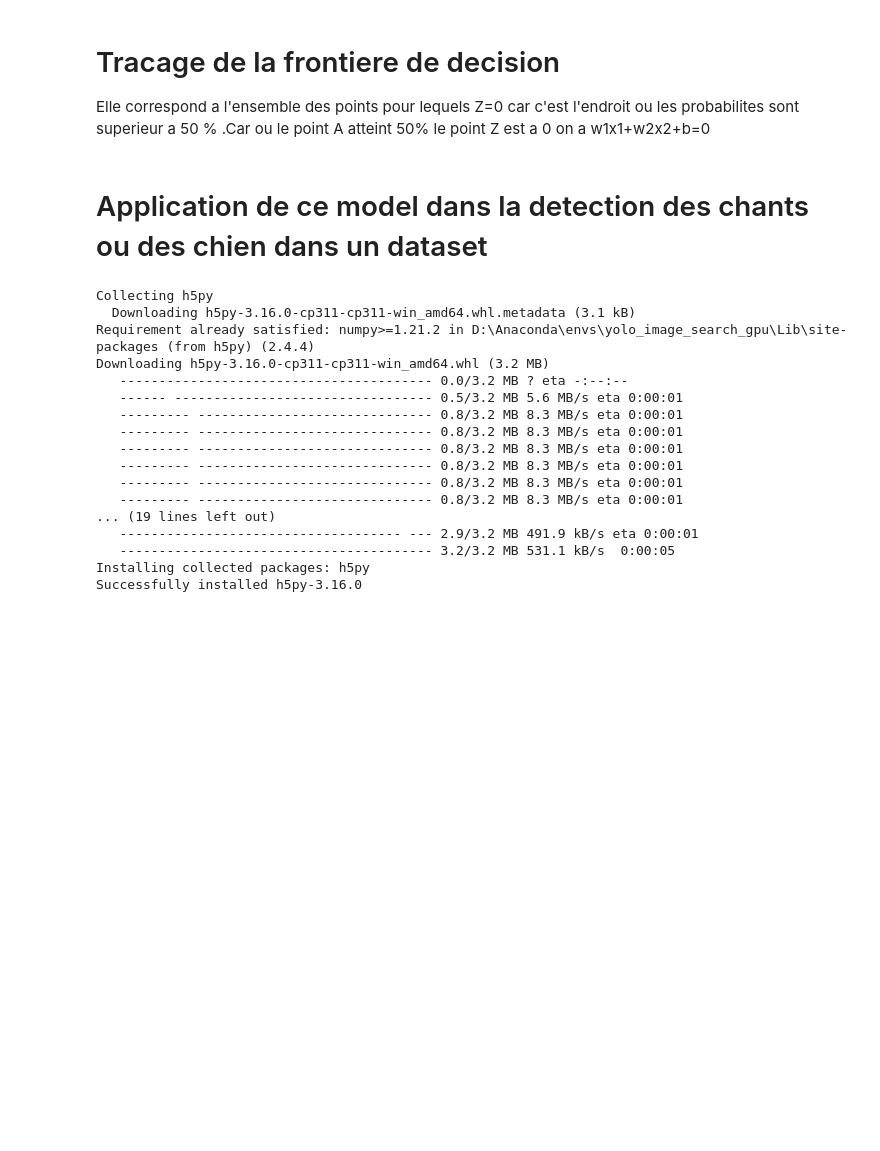
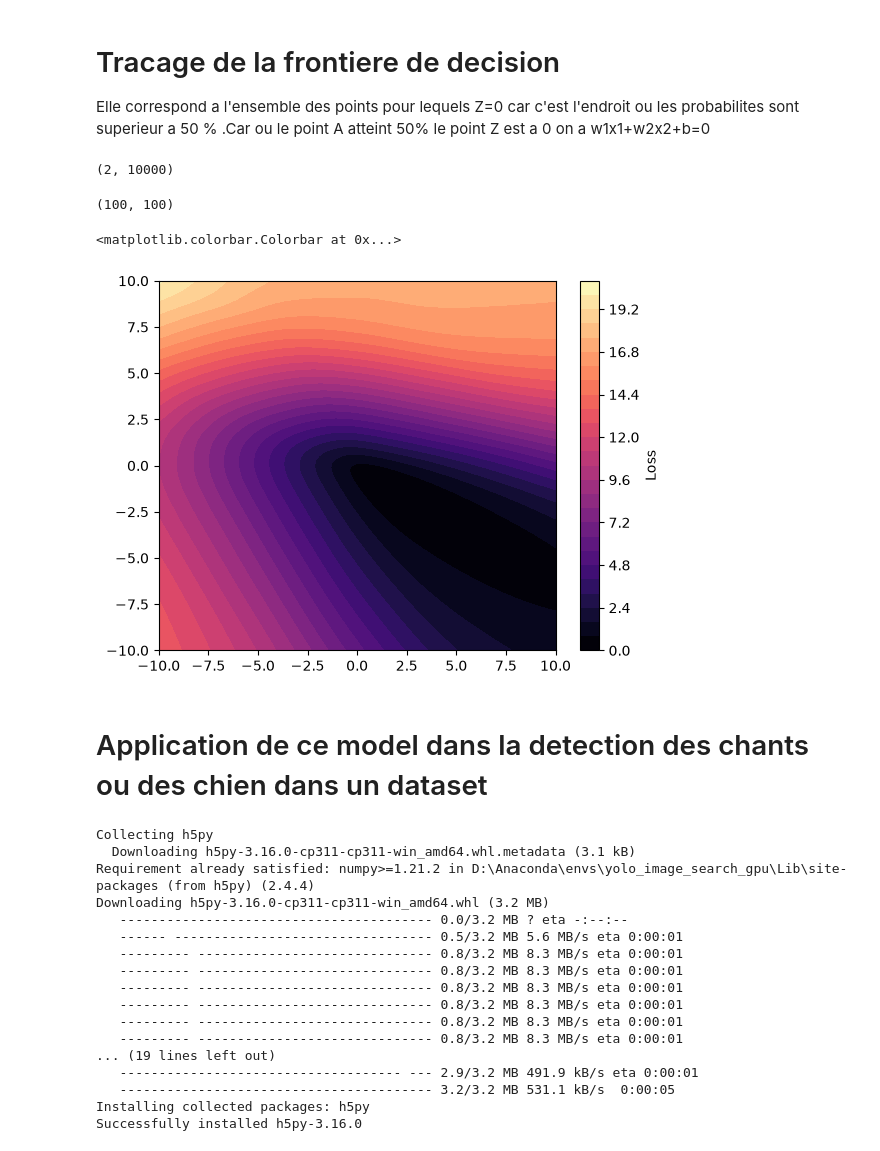
Before and after one commit to Barthez2023/Artificial_Intelligence, a Jupyter notebook: Implementation.ipynb, the cells around one changed output. Drawn from its saved outputs; the diff is of its cells as text; code cells hidden in the pictures; blank space fills up the shorter version.

```diff
--- a/Implementation.ipynb
+++ b/Implementation.ipynb
@@ -149,6 +151,35 @@ print(new_plant_prediction)
 # Tracage de la frontiere de decision
 Elle correspond a l'ensemble des points pour lequels Z=0 car c'est l'endroit ou les probabilites sont superieur a 50 % .Car ou le point A atteint 50% le point Z est a 0
 on a w1x1+w2x2+b=0
+# %%
+lin=10
+h=100
+w1=np.linspace(-lin, lin, h)  # Générer 100 points également espacés entre -10 et 10 pour l'axe x.
+w2=np.linspace(-lin, lin, h)  # Générer 100 points également
+
+w1, w2 = np.meshgrid(w1, w2)  # Créer une grille de points à partir des vecteurs w1 et w2.
+w_final = np.c_[w1.ravel(), w2.ravel()].T  # Aplatir les grilles w1 et w2 et les combiner en une matrice de coordonnées.
+w_final.shape
+# %% [output]
+(2, 10000)
+# %%
+b=0
+Z=X.dot(w_final)+b
+A=1/(1+np.exp(-Z))
+
+epsilon = 1e-15  # Ajouter une petite valeur epsilon pour éviter la division par zéro lors du calcul du logarithme.
+m = y.shape[0]
+L = -(1/m) * np.sum(y * np.log(A + epsilon) + (1 - y) * np.log(1 - A + epsilon), axis=0).reshape(w1.shape)  # Calculer la perte  en utilisant la formule de la log-loss.
+
+L.shape
+# %% [output]
+(100, 100)
+# %%
+plt.contourf(w1, w2, L,30,cmap='magma')  # Tracer les contours de la fonction de perte L en utilisant une carte de couleurs 'viridis'.
+plt.colorbar(label='Loss')  # Ajouter une b arre de couleur pour indiquer les valeurs
+# %% [output]
+<matplotlib.colorbar.Colorbar at 0x...>
+[figure, added]
 # %% [markdown]
 # Application de ce model dans la detection des chants ou des chien dans un dataset
 # %%
```
Also changed, not shown: parts of 12 cells of this notebook, 4 other files.
